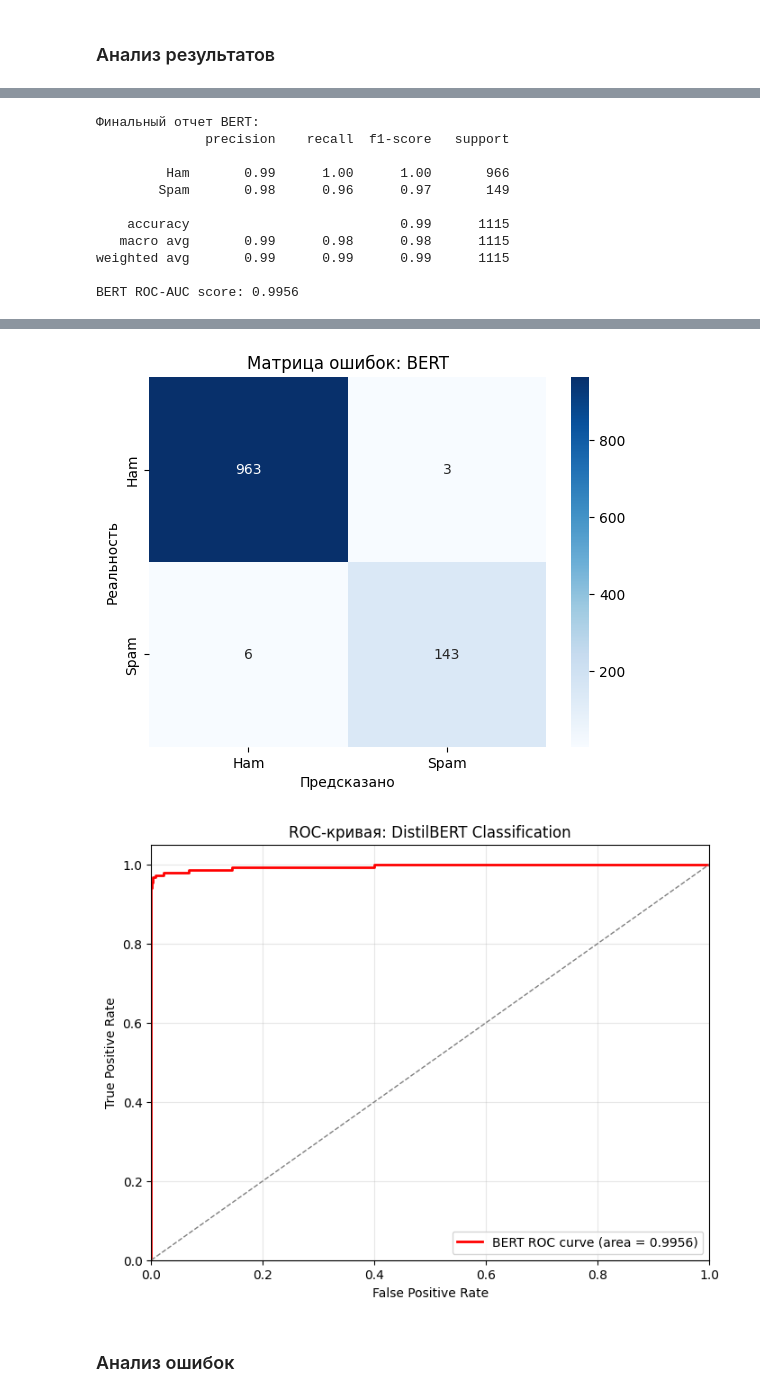
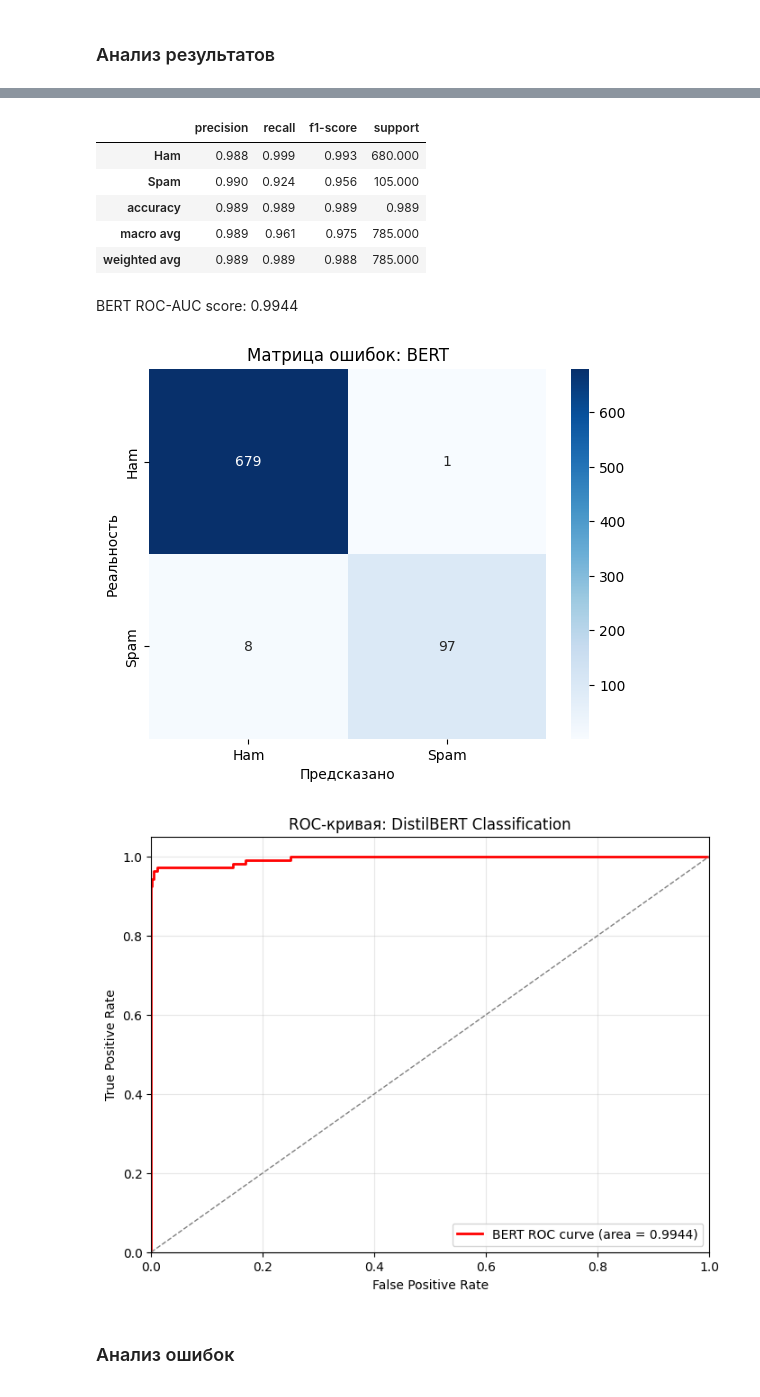
Before and after one commit to Valrick1029/nlp_sms_spam, a Jupyter notebook: EDA_and_models_training.ipynb, the cells around one changed output, grey strips where cells are left out. Drawn from its saved outputs; the diff is of its cells as text; code cells hidden in the pictures.

```diff
--- a/EDA_and_models_training.ipynb
+++ b/EDA_and_models_training.ipynb
@@ -395,14 +451,14 @@ model_name = "distilbert-base-uncased"
 tokenizer = AutoTokenizer.from_pretrained(model_name)
 
 # данные в формате Hugging Face Dataset
-train_ds = Dataset.from_pandas(pd.DataFrame({'text': X_train_raw, 'label': y_train}))
-test_ds = Dataset.from_pandas(pd.DataFrame({'text': X_test_raw, 'label': y_test}))
+train_ds = Dataset.from_pandas(pd.DataFrame({'text': X_train_raw, 'label': y_train_raw}))
+val_ds = Dataset.from_pandas(pd.DataFrame({'text': X_val_raw, 'label': y_val_raw}))
 
 def tokenize_function(examples):
     return tokenizer(examples["text"], padding="max_length", truncation=True, max_length=128)
 
 tokenized_train = train_ds.map(tokenize_function, batched=True)
-tokenized_test = test_ds.map(tokenize_function, batched=True)
+tokenized_val = val_ds.map(tokenize_function, batched=True)
 # %% [markdown]
 ### Обучение
 # %%
@@ -423,7 +479,7 @@ trainer = Trainer(
     model=model,
     args=training_args,
     train_dataset=tokenized_train,
-    eval_dataset=tokenized_test,
+    eval_dataset=tokenized_val,
 )
 
 start_time = time.time()
@@ -432,6 +488,18 @@ trainer.train()
 
 end_time = time.time()
 print(f"Затрачено времени: {end_time - start_time:.2f} секунд")
+
+logs = trainer.state.log_history
+
+train_loss = [x["loss"] for x in logs if "loss" in x and "eval_loss" not in x]
+steps = range(len(train_loss))
+
+plt.figure(figsize=(8, 4))
+plt.plot(steps, train_loss)
+plt.xlabel("Шаг обучения")
+plt.ylabel("Loss")
+plt.title("Training loss (DistilBERT)")
+plt.show()
 # %% [output]
 Some weights of DistilBertForSequenceClassification were not initialized from the model checkpoint at distilbert-base-uncased and are newly initialized: ['classifier.bias', 'classifier.weight', 'pre_c ...
 You should probably TRAIN this model on a down-stream task to be able to use it for predictions and inference.
@@ -453,7 +522,7 @@ You should probably TRAIN this model on a down-stream task to be able to use it
 # %%
 import torch.nn.functional as F
 
-output = trainer.predict(tokenized_test)
+output = trainer.predict(tokenized_val)
 logits = torch.from_numpy(output.predictions)
 
 probs = F.softmax(logits, dim=-1)
@@ -461,15 +530,18 @@ probs = F.softmax(logits, dim=-1)
 y_prob_bert = probs[:, 1].numpy()
 y_pred_bert = torch.argmax(probs, dim=-1).numpy()
 
-fpr, tpr, thresholds = roc_curve(y_test, y_prob_bert)
+fpr, tpr, thresholds = roc_curve(y_val_raw, y_prob_bert)
 roc_auc_bert = auc(fpr, tpr)
 
-print("\nФинальный отчет BERT:")
-print(classification_report(y_test, y_pred_bert, target_names=['Ham', 'Spam']))
+report_dict = classification_report(y_val, y_pred_bert, target_names=["Ham", "Spam"], output_dict=True)
+report_df = pd.DataFrame(report_dict).T
 
-print(f"BERT ROC-AUC score: {roc_auc_bert:.4f}")
+display(Markdown("### Отчет о классификации"))
+display(report_df.round(3))
 
-cm = confusion_matrix(y_test, y_pred_bert)
+display(Markdown(f"BERT ROC-AUC score: {roc_auc_bert:.4f}"))
+
+cm = confusion_matrix(y_val_raw, y_pred_bert)
 sns.heatmap(cm, annot=True, fmt='d', cmap='Blues', xticklabels=['Ham', 'Spam'], yticklabels=['Ham', 'Spam'])
 plt.xlabel('Предсказано')
 plt.ylabel('Реальность')
@@ -489,14 +561,3 @@ plt.grid(alpha=0.3)
 plt.show()
 # %% [output]
 [interactive output not drawn]
-Финальный отчет BERT:
-              precision    recall  f1-score   support
-
-         Ham       0.99      1.00      1.00       966
-        Spam       0.98      0.96      0.97       149
-
-    accuracy                           0.99      1115
-   macro avg       0.99      0.98      0.98      1115
-weighted avg       0.99      0.99      0.99      1115
-
-BERT ROC-AUC score: 0.9956
@@ -503,5 +565,12 @@ BERT ROC-AUC score: 0.9956
+|  | precision | recall | f1-score | support |
+| Ham | 0.988 | 0.999 | 0.993 | 680.000 |
+| Spam | 0.990 | 0.924 | 0.956 | 105.000 |
+| accuracy | 0.989 | 0.989 | 0.989 | 0.989 |
+| macro avg | 0.989 | 0.961 | 0.975 | 785.000 |
+| weighted avg | 0.989 | 0.989 | 0.988 | 785.000 |
+BERT ROC-AUC score: 0.9944
-[figure, old version]
+[figure, new version]
-[figure, old version]
+[figure, new version]
 # %% [markdown]
 ### Анализ ошибок
 # %%
```
Also changed, not shown: parts of 34 cells of this notebook, 1 other file.
